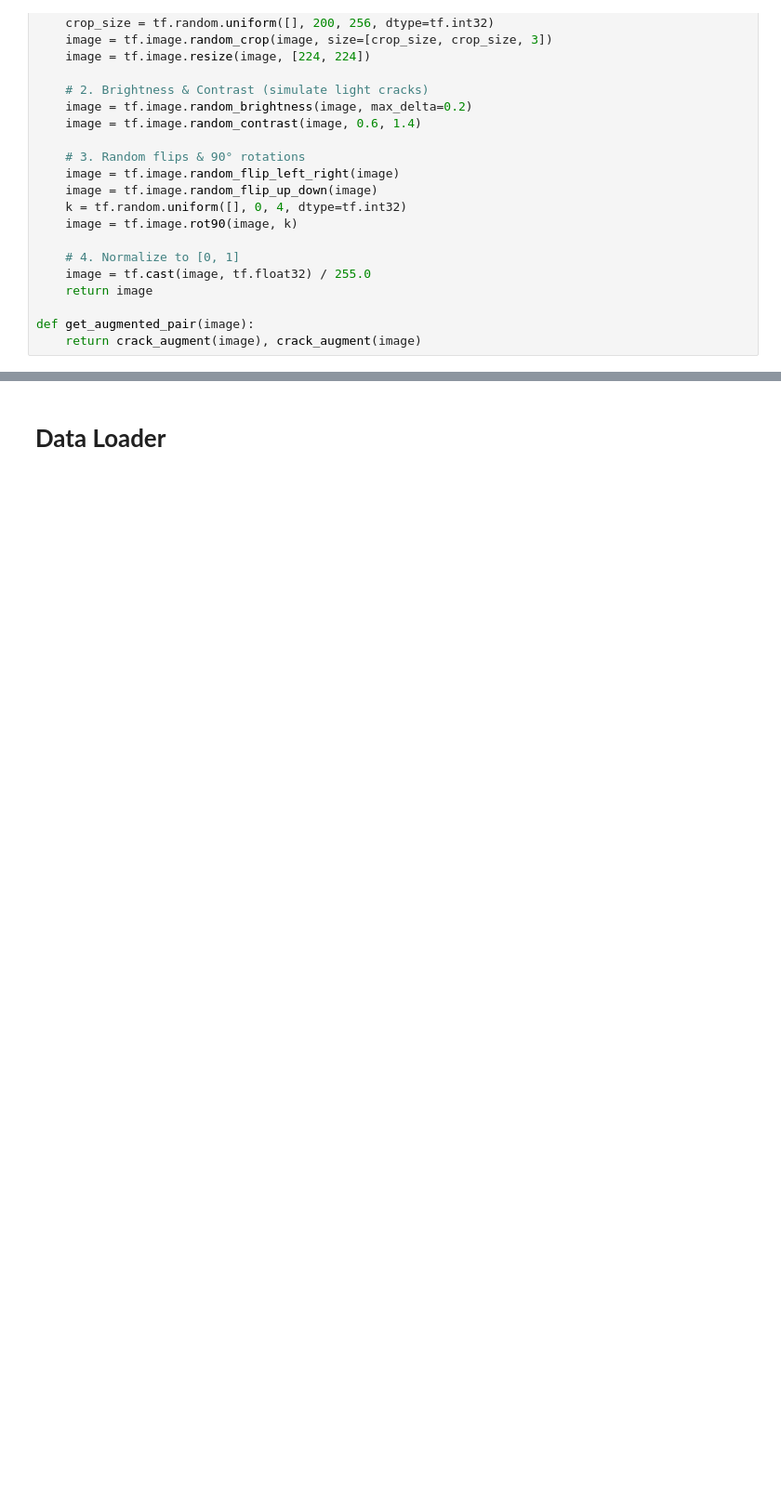
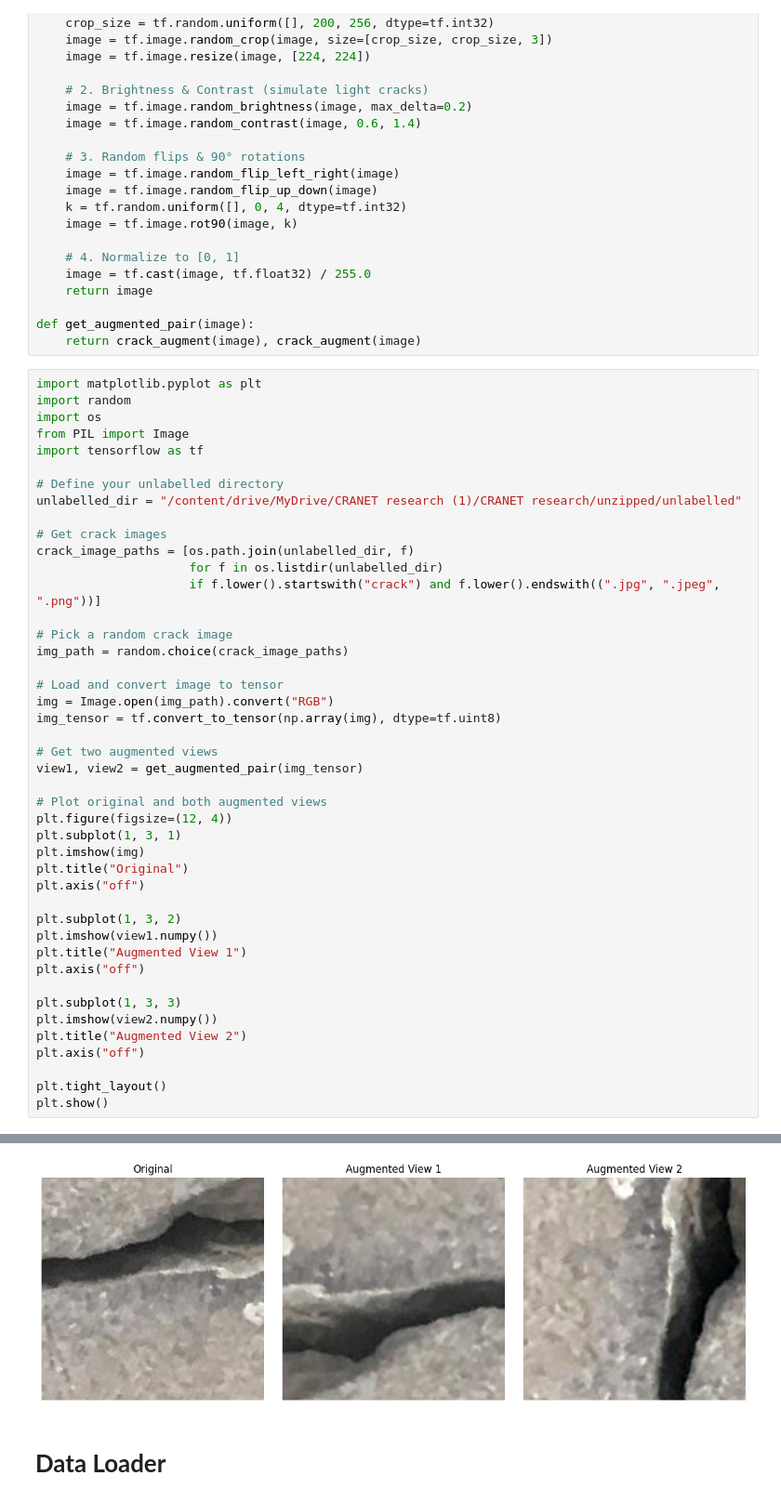
Before and after one commit to 23ME30056/CRACK-DETECTION-USING-CRANET, a Jupyter notebook: self_supervised_learning_cranet.ipynb, the cells around one changed output, grey strips where cells are left out. Shown at 93% size. Saved outputs shown, nothing was run; the diff lists cells and outputs as text; blank space fills up the shorter version.

```diff
--- a/self_supervised_learning_cranet.ipynb
+++ b/self_supervised_learning_cranet.ipynb
@@ -992,3 +995,48 @@ def crack_augment(image):
 
 def get_augmented_pair(image):
     return crack_augment(image), crack_augment(image)
+# %%
+import matplotlib.pyplot as plt
+import random
+import os
+from PIL import Image
+import tensorflow as tf
+
+# Define your unlabelled directory
+unlabelled_dir = "/content/drive/MyDrive/CRANET research (1)/CRANET research/unzipped/unlabelled"
+
+# Get crack images
+crack_image_paths = [os.path.join(unlabelled_dir, f)
+                     for f in os.listdir(unlabelled_dir)
+                     if f.lower().startswith("crack") and f.lower().endswith((".jpg", ".jpeg", ".png"))]
+
+# Pick a random crack image
+img_path = random.choice(crack_image_paths)
+
+# Load and convert image to tensor
+img = Image.open(img_path).convert("RGB")
+img_tensor = tf.convert_to_tensor(np.array(img), dtype=tf.uint8)
+
+# Get two augmented views
+view1, view2 = get_augmented_pair(img_tensor)
+
+# Plot original and both augmented views
+plt.figure(figsize=(12, 4))
+plt.subplot(1, 3, 1)
+plt.imshow(img)
+plt.title("Original")
+plt.axis("off")
+
+plt.subplot(1, 3, 2)
+plt.imshow(view1.numpy())
+plt.title("Augmented View 1")
+plt.axis("off")
+
+plt.subplot(1, 3, 3)
+plt.imshow(view2.numpy())
+plt.title("Augmented View 2")
+plt.axis("off")
+
+plt.tight_layout()
+plt.show()
+# %% [output]
@@ -995,3 +1044,4 @@ def get_augmented_pair(image):
+[figure, added]
 # %% [markdown]
 # **Data Loader**
 # %%
```
Also changed, not shown: parts of 11 cells of this notebook.
